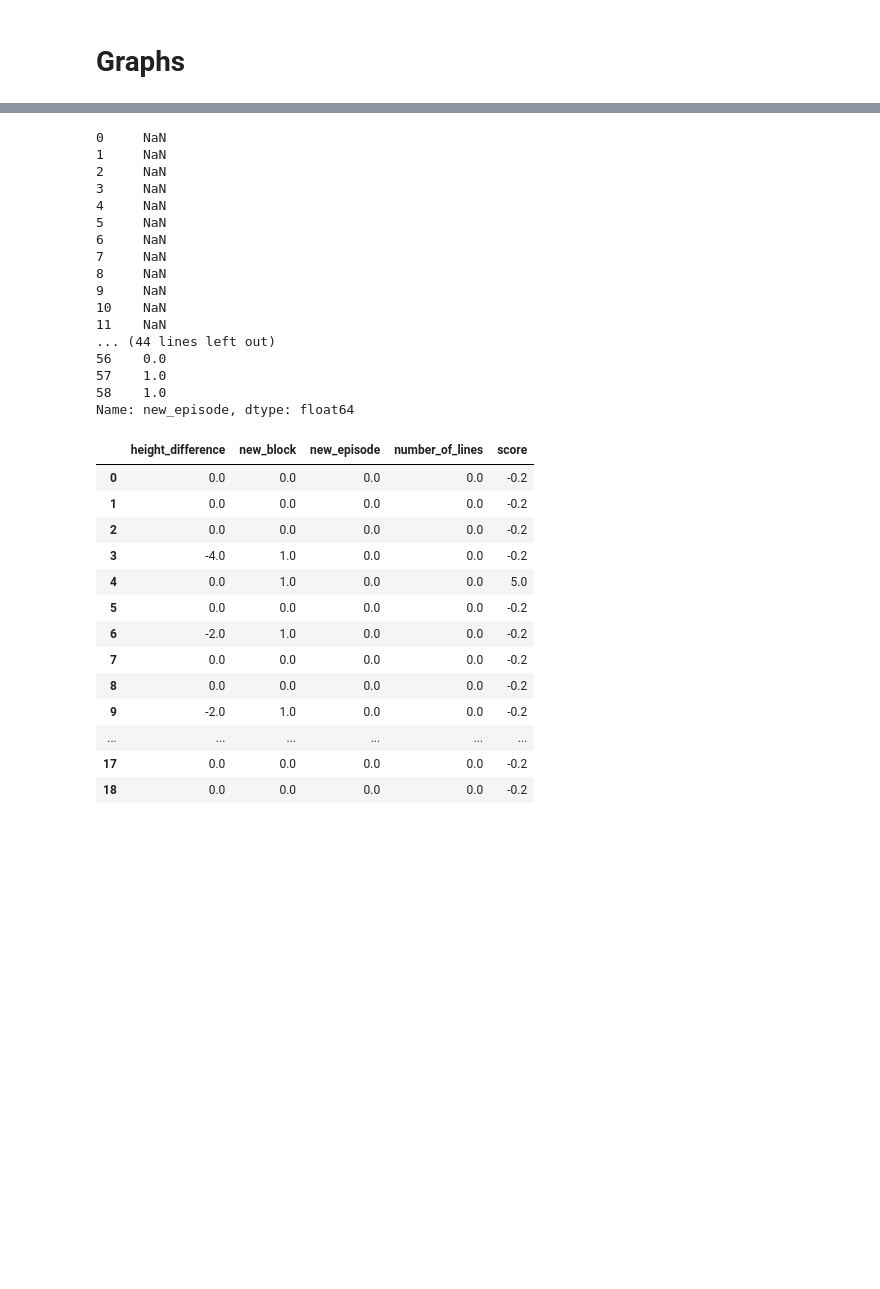
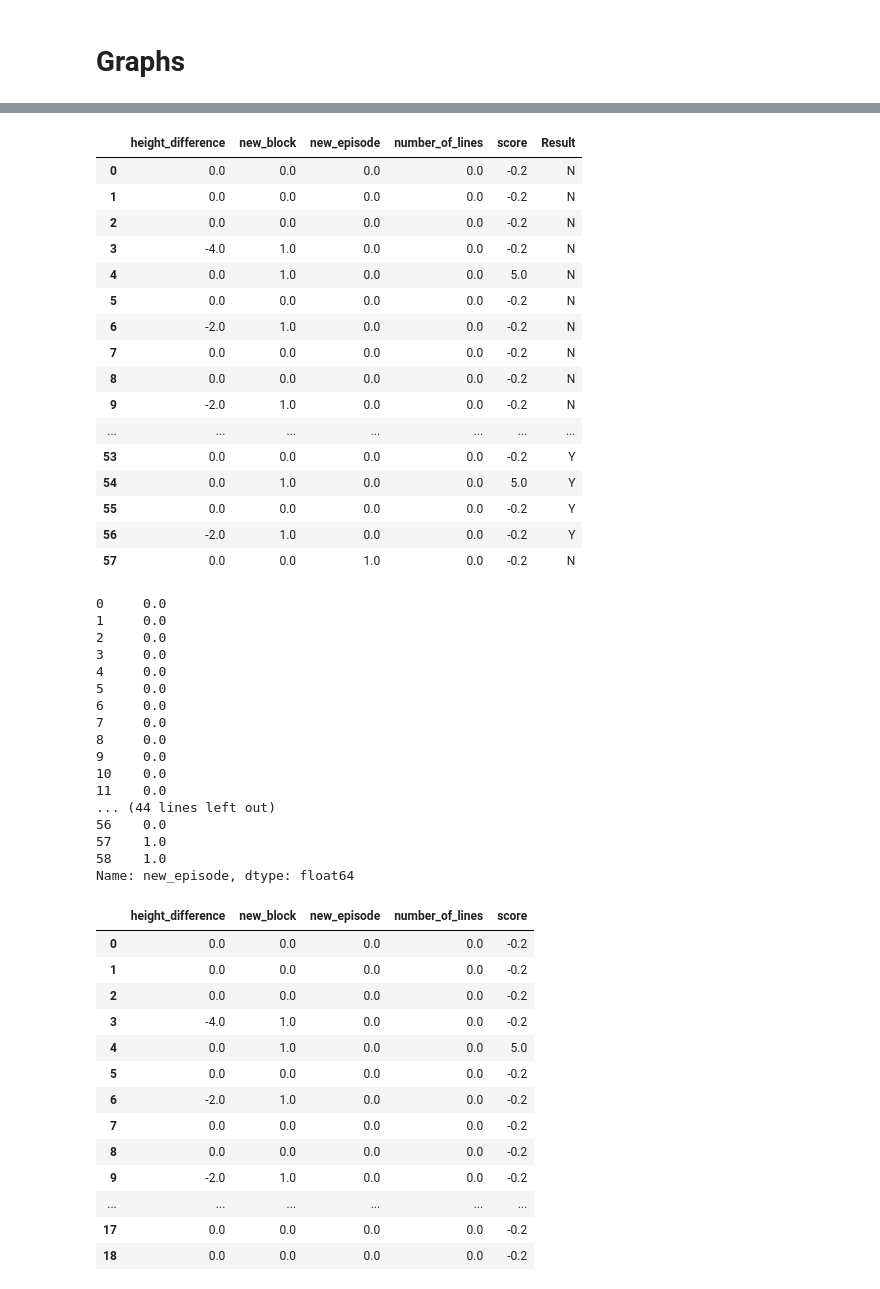
Before and after one commit to Bosmansc/custom_tetris_RL, a Jupyter notebook: custom_tetris_model.ipynb, the cells around one changed output, grey strips where cells are left out. Drawn from its saved outputs; the diff is of its cells as text; code cells hidden in the pictures; blank space fills up the shorter version.

```diff
--- a/custom_tetris_model.ipynb
+++ b/custom_tetris_model.ipynb
@@ -187,18 +164,45 @@ Episode 5: reward: 1.200, steps: 20
+# %%
+n = 20
+res = (df['new_episode'].astype('category')
+                 .cat.codes
+                 .rolling(n+1)
+                 .apply(lambda x: x[-1] in x[:-1], raw=True))
+
+df['Result'] = np.where(res == 1, 'Y', 'N')
+df.head(58)
+# %% [output]
+|  | height_difference | new_block | new_episode | number_of_lines | score | Result |
+| 0 | 0.0 | 0.0 | 0.0 | 0.0 | -0.2 | N |
+| 1 | 0.0 | 0.0 | 0.0 | 0.0 | -0.2 | N |
+| 2 | 0.0 | 0.0 | 0.0 | 0.0 | -0.2 | N |
+| 3 | -4.0 | 1.0 | 0.0 | 0.0 | -0.2 | N |
+| 4 | 0.0 | 1.0 | 0.0 | 0.0 | 5.0 | N |
+| 5 | 0.0 | 0.0 | 0.0 | 0.0 | -0.2 | N |
+| 6 | -2.0 | 1.0 | 0.0 | 0.0 | -0.2 | N |
+| 7 | 0.0 | 0.0 | 0.0 | 0.0 | -0.2 | N |
+| 8 | 0.0 | 0.0 | 0.0 | 0.0 | -0.2 | N |
+| 9 | -2.0 | 1.0 | 0.0 | 0.0 | -0.2 | N |
+| ... | ... | ... | ... | ... | ... | ... |
+| 53 | 0.0 | 0.0 | 0.0 | 0.0 | -0.2 | Y |
+| 54 | 0.0 | 1.0 | 0.0 | 0.0 | 5.0 | Y |
+| 55 | 0.0 | 0.0 | 0.0 | 0.0 | -0.2 | Y |
+| 56 | -2.0 | 1.0 | 0.0 | 0.0 | -0.2 | Y |
+| 57 | 0.0 | 0.0 | 1.0 | 0.0 | -0.2 | N |
 # %%
-df['new_episode'].rolling(20).sum().head(59)
+df['new_episode'].rolling(20).sum().head(59).fillna(0)
 # %% [output]
-0     NaN
-1     NaN
-2     NaN
-3     NaN
-4     NaN
-5     NaN
-6     NaN
-7     NaN
-8     NaN
-9     NaN
-10    NaN
-11    NaN
+0     0.0
+1     0.0
+2     0.0
+3     0.0
+4     0.0
+5     0.0
+6     0.0
+7     0.0
+8     0.0
+9     0.0
+10    0.0
+11    0.0
 ... (44 lines left out)
 56    0.0
 57    1.0
```
Also changed, not shown: parts of 10 cells of this notebook, 40 other files.
